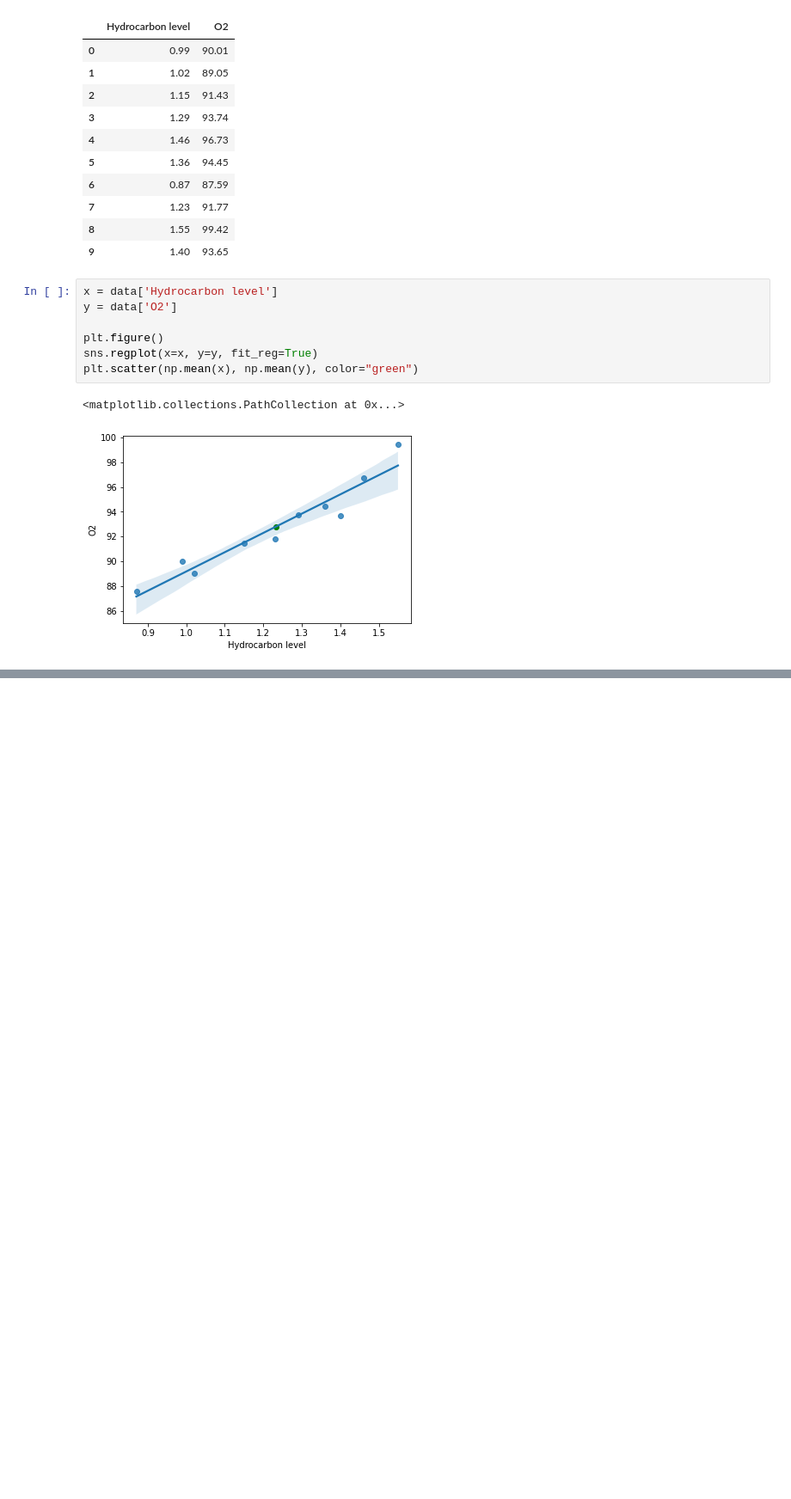
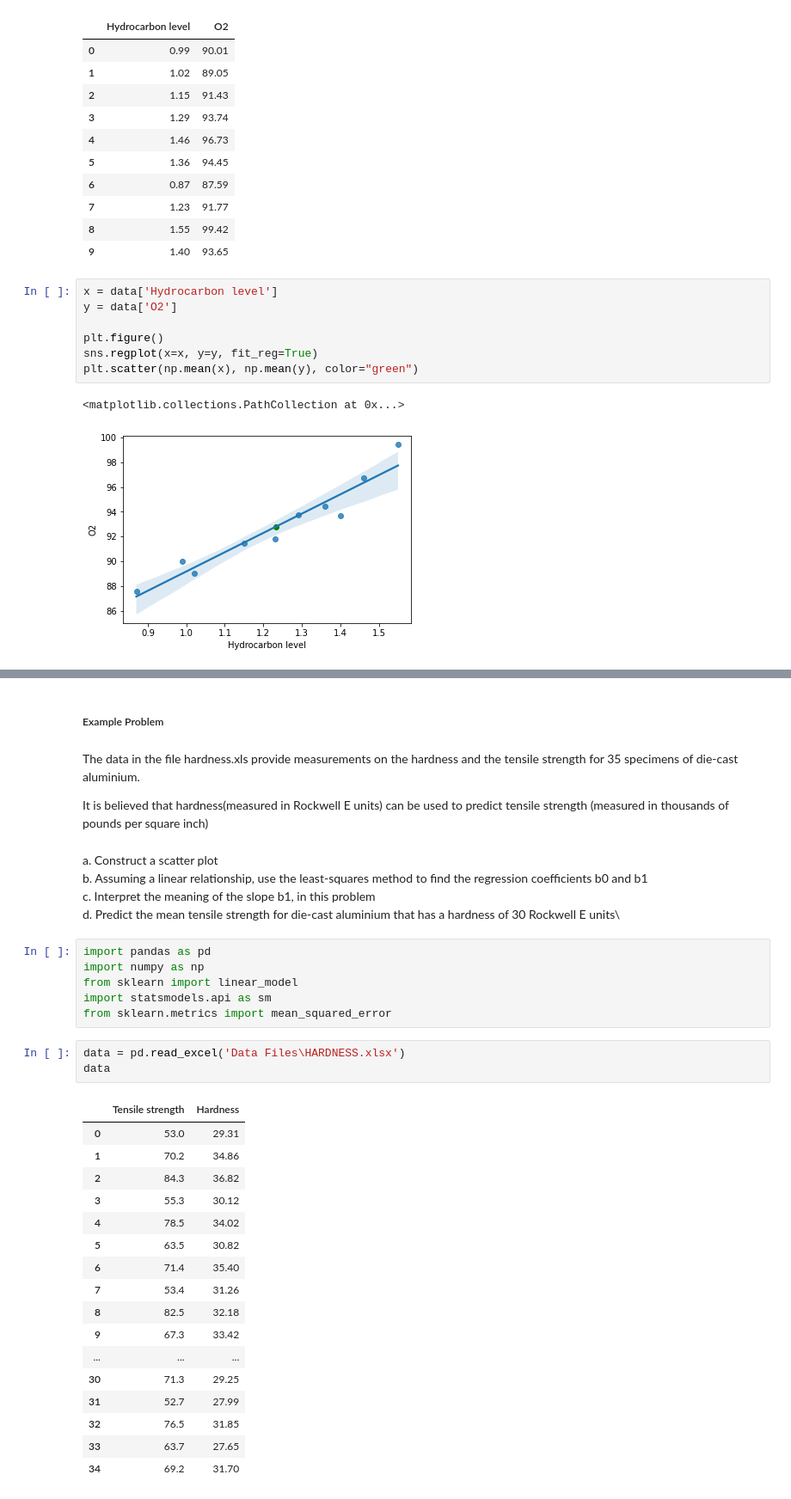
Before and after one commit to RPChinhara/Data-Analytics-with-Python, a Jupyter notebook: Week-6.ipynb, the cells around one changed output, grey strips where cells are left out. Shown at 86% size. Drawn from its saved outputs; the diff is of its cells as text; blank space fills up the shorter version.

```diff
--- a/Week-6.ipynb
+++ b/Week-6.ipynb
@@ -219,0 +275,38 @@ plt.scatter(np.mean(x), np.mean(y), color="green")
+# %% [markdown]
+##### Example Problem
+# %% [markdown]
+The data in the file hardness.xls provide measurements on the hardness and the tensile strength for 35 specimens of die-cast aluminium.
+
+It is believed that hardness(measured in Rockwell E units) can be used to predict tensile strength (measured in thousands of pounds per square inch)
+# %% [markdown]
+a. Construct a scatter plot\
+b. Assuming a linear relationship, use the least-squares method to find the regression coefficients b0 and b1\
+c. Interpret the meaning of the slope b1, in this problem\
+d. Predict the mean tensile strength for die-cast aluminium that has a hardness of 30 Rockwell E units\
+# %%
+import pandas as pd
+import numpy as np
+from sklearn import linear_model
+import statsmodels.api as sm
+from sklearn.metrics import mean_squared_error
+# %%
+data = pd.read_excel('Data Files\HARDNESS.xlsx')
+data
+# %% [output]
+|  | Tensile strength | Hardness |
+| 0 | 53.0 | 29.31 |
+| 1 | 70.2 | 34.86 |
+| 2 | 84.3 | 36.82 |
+| 3 | 55.3 | 30.12 |
+| 4 | 78.5 | 34.02 |
+| 5 | 63.5 | 30.82 |
+| 6 | 71.4 | 35.40 |
+| 7 | 53.4 | 31.26 |
+| 8 | 82.5 | 32.18 |
+| 9 | 67.3 | 33.42 |
+| ... | ... | ... |
+| 30 | 71.3 | 29.25 |
+| 31 | 52.7 | 27.99 |
+| 32 | 76.5 | 31.85 |
+| 33 | 63.7 | 27.65 |
+| 34 | 69.2 | 31.70 |
```
Also changed, not shown: parts of 24 cells of this notebook.
